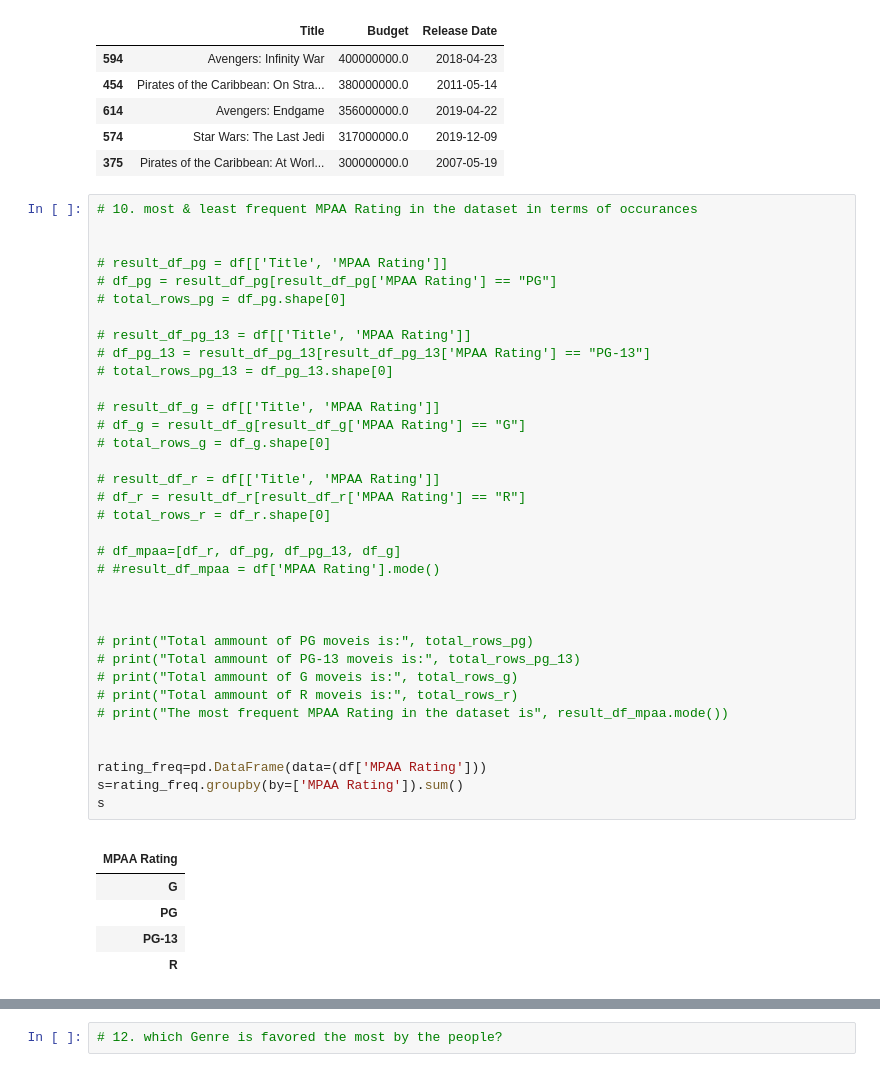
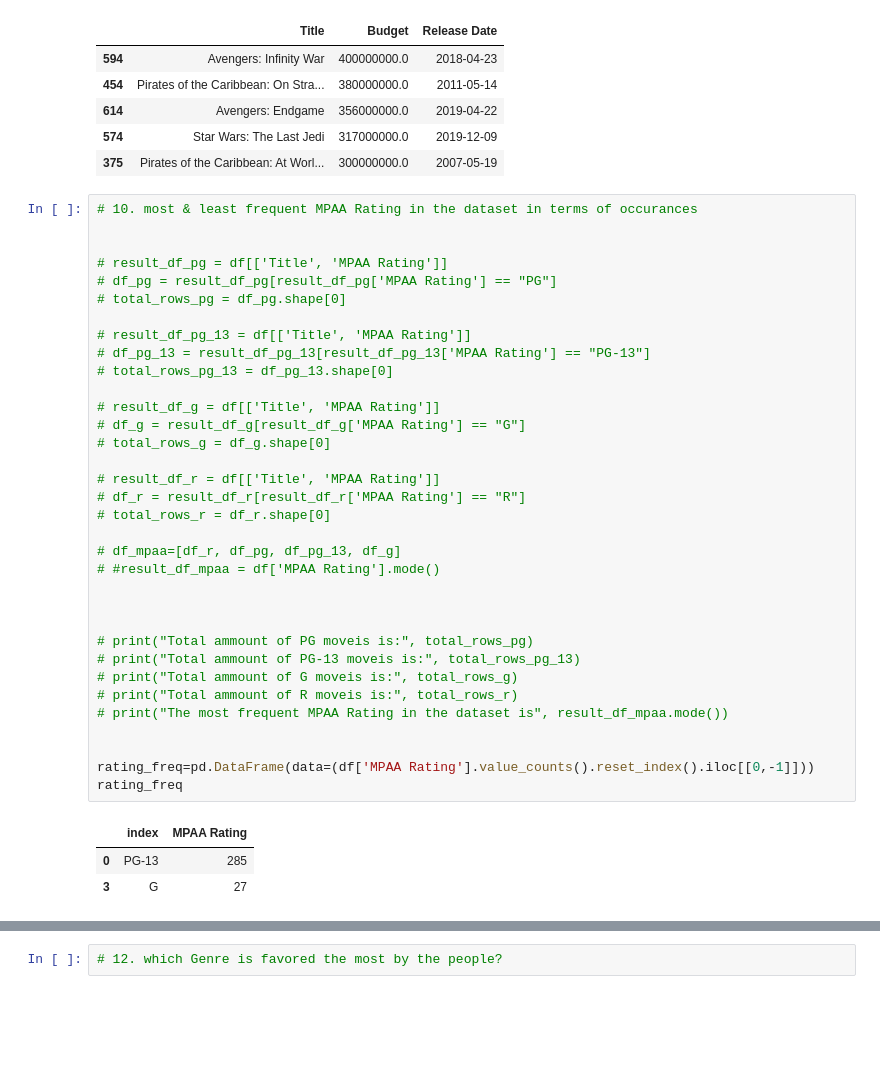
Before and after one commit to Jacopo-Spadon/Pandas, a Jupyter notebook: Panda.ipynb, the cells around one changed output, grey strips where cells are left out. Cells and saved outputs as stored; diff of their text form; blank space fills up the shorter version.

```diff
--- a/Panda.ipynb
+++ b/Panda.ipynb
@@ -202,42 +202,38 @@ Top 5 expensive movies produced after 2000:
 
 # result_df_pg = df[['Title', 'MPAA Rating']]
 # df_pg = result_df_pg[result_df_pg['MPAA Rating'] == "PG"]
 # total_rows_pg = df_pg.shape[0]
 
 # result_df_pg_13 = df[['Title', 'MPAA Rating']]
 # df_pg_13 = result_df_pg_13[result_df_pg_13['MPAA Rating'] == "PG-13"]
 # total_rows_pg_13 = df_pg_13.shape[0]
 
 # result_df_g = df[['Title', 'MPAA Rating']]
 # df_g = result_df_g[result_df_g['MPAA Rating'] == "G"]
 # total_rows_g = df_g.shape[0]
 
 # result_df_r = df[['Title', 'MPAA Rating']]
 # df_r = result_df_r[result_df_r['MPAA Rating'] == "R"]
 # total_rows_r = df_r.shape[0]
 
 # df_mpaa=[df_r, df_pg, df_pg_13, df_g]
 # #result_df_mpaa = df['MPAA Rating'].mode()
 
 
 
 # print("Total ammount of PG moveis is:", total_rows_pg)
 # print("Total ammount of PG-13 moveis is:", total_rows_pg_13)
 # print("Total ammount of G moveis is:", total_rows_g)
 # print("Total ammount of R moveis is:", total_rows_r)
 # print("The most frequent MPAA Rating in the dataset is", result_df_mpaa.mode())
 
 
-rating_freq=pd.DataFrame(data=(df['MPAA Rating']))
-s=rating_freq.groupby(by=['MPAA Rating']).sum()
-s
+rating_freq=pd.DataFrame(data=(df['MPAA Rating'].value_counts().reset_index().iloc[[0,-1]]))
+rating_freq
 # %% [output]
-|  |
-| MPAA Rating |
-| G |
-| PG |
-| PG-13 |
-| R |
+|  | index | MPAA Rating |
+| 0 | PG-13 | 285 |
+| 3 | G | 27 |
 # %%
 # 11. most and least expensive Genre (take an average of all Budget measures grouped by Genre - use groupBy() method)
 
```
Also changed, not shown: parts of 1 cell of this notebook.
